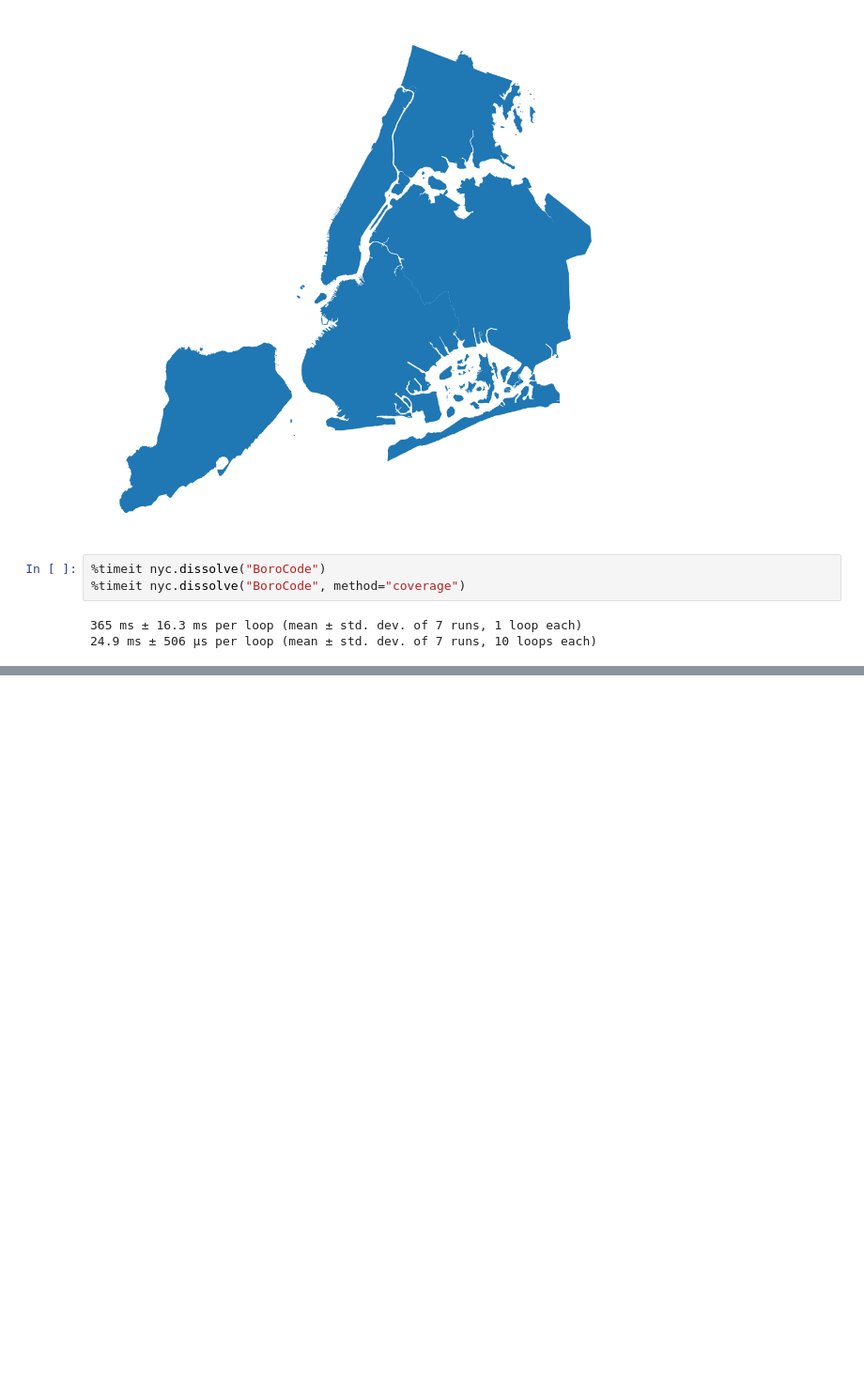
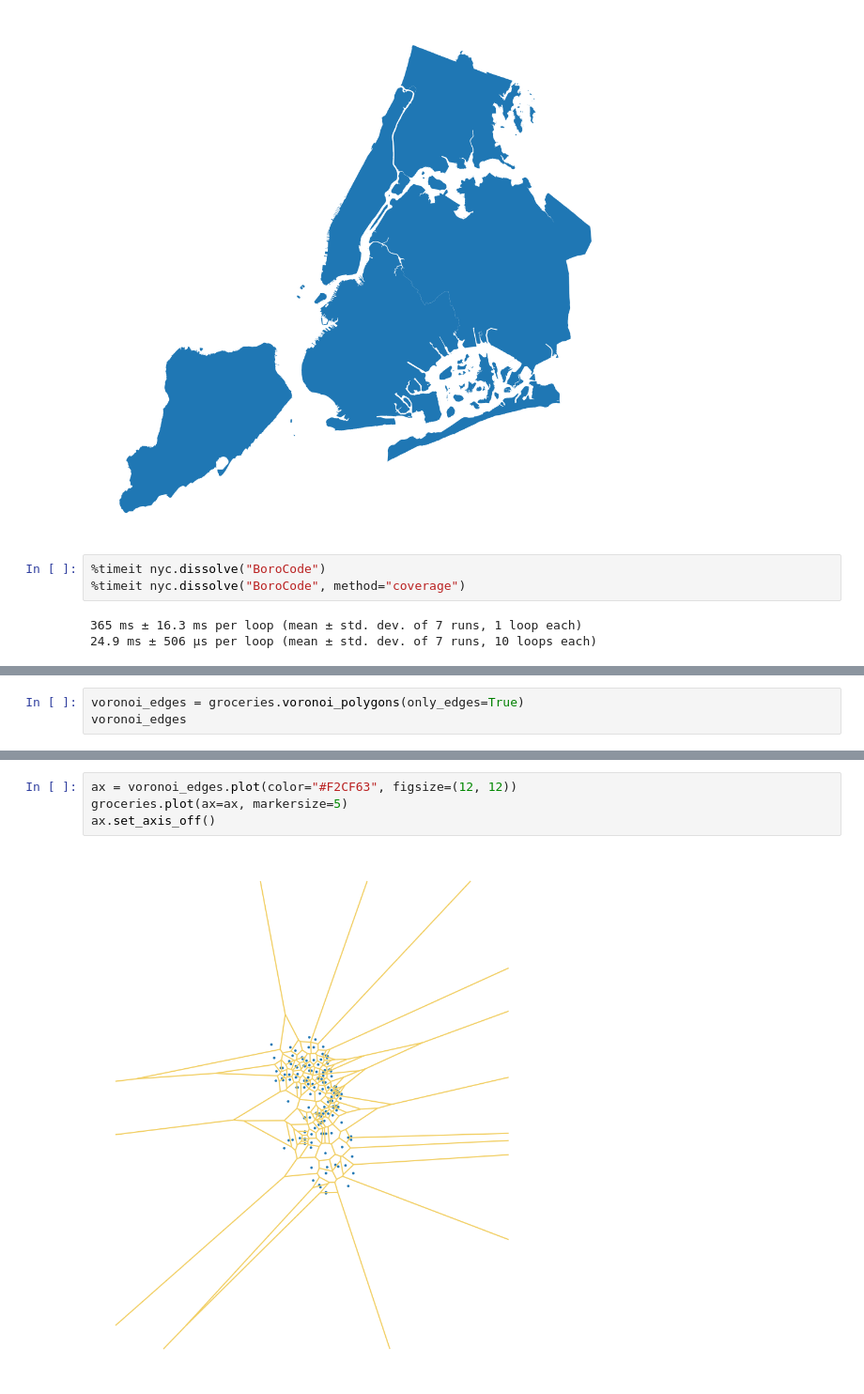
Before and after one commit to martinfleis/geopandas-one-workshop, a Jupyter notebook: GeoPython2024.ipynb, the cells around one changed output, grey strips where cells are left out. Shown at 94% size. Saved outputs shown, nothing was run; the diff lists cells and outputs as text; blank space fills up the shorter version.

```diff
--- a/GeoPython2024.ipynb
+++ b/GeoPython2024.ipynb
@@ -183,0 +222,3 @@ boroughs.plot(figsize=(12, 12)).set_axis_off()
+# %%
+voronoi_edges = groceries.voronoi_polygons(only_edges=True)
+voronoi_edges
@@ -183,0 +238,6 @@ boroughs.plot(figsize=(12, 12)).set_axis_off()
+# %%
+ax = voronoi_edges.plot(color="#F2CF63", figsize=(12, 12))
+groceries.plot(ax=ax, markersize=5)
+ax.set_axis_off()
+# %% [output]
+[figure, added]
```
Also changed, not shown: parts of 14 cells of this notebook.
